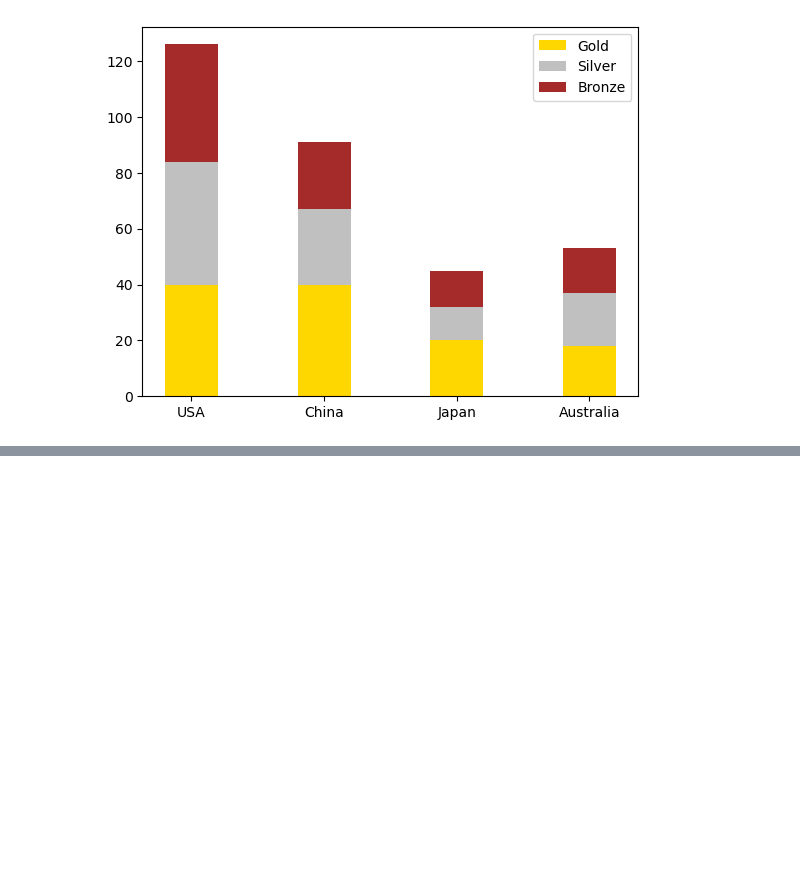
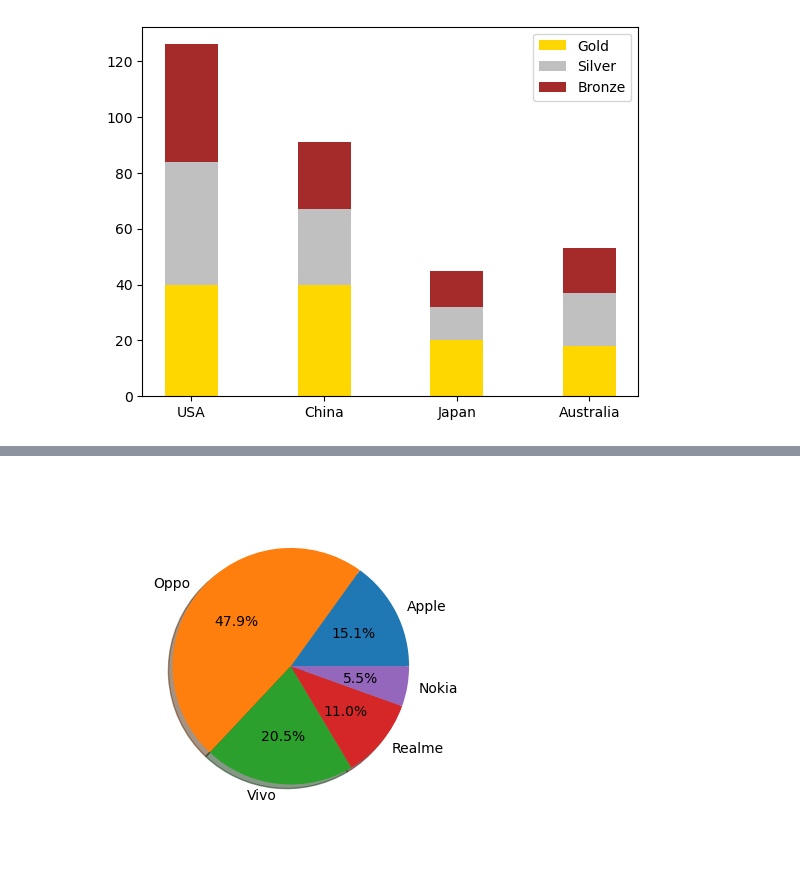
Before and after one commit to Templar121/Advanced-ML-with-Python, a Jupyter notebook: DAY 1/Matplotlib.ipynb, the cells around one changed output, grey strips where cells are left out. Cells and saved outputs as stored; diff of their text form; code cells hidden in the pictures; blank space fills up the shorter version.

```diff
--- a/DAY 1/Matplotlib.ipynb
+++ b/DAY 1/Matplotlib.ipynb
@@ -86,0 +100,6 @@ plt.show()
+# %%
+plt.pie(s, labels = m, radius = 0.80, shadow = True,
+       autopct = '%1.1f%%')
+plt.show()
+# %% [output]
+[figure, added]
```
Also changed, not shown: parts of 5 cells of this notebook.
